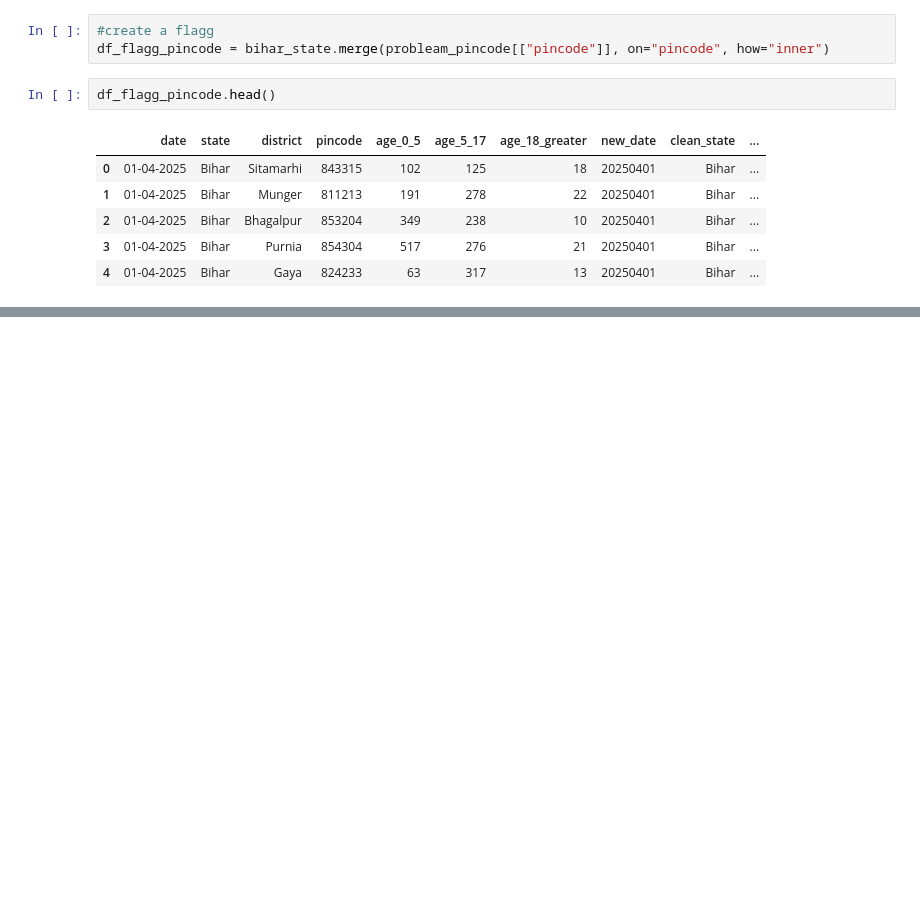
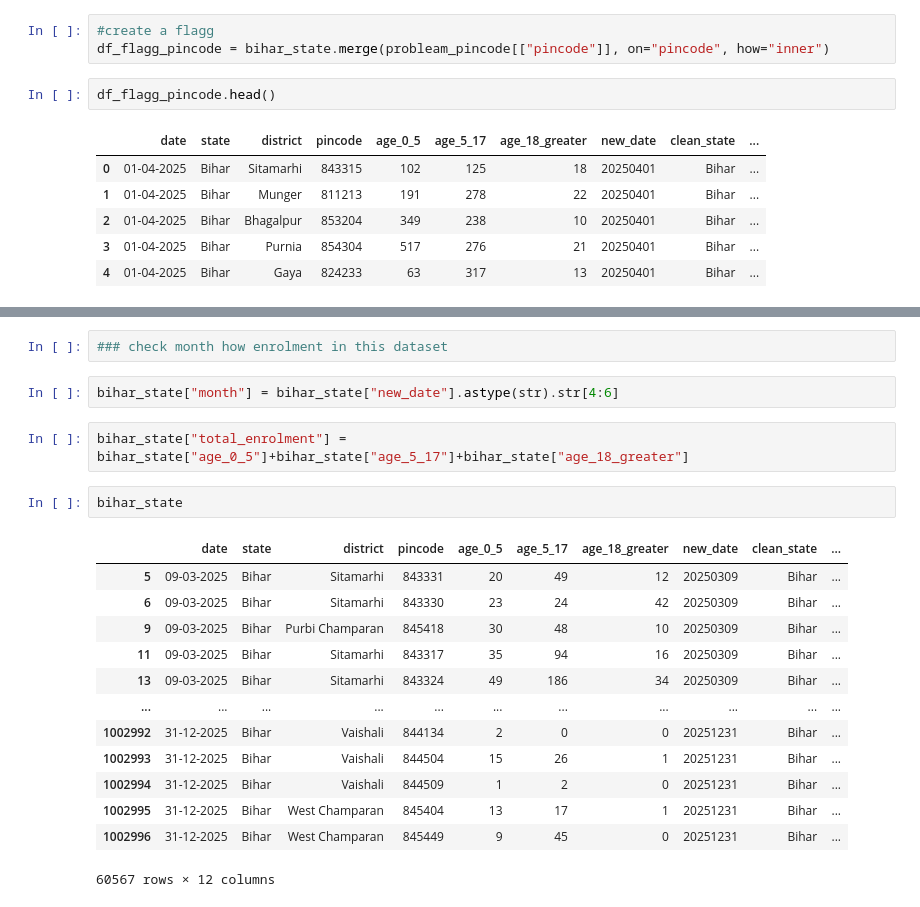
Before and after one commit to ytsubhadip/UIDAI_5916, a Jupyter notebook: Enrolment_data_nootbook.ipynb, the cells around one changed output, grey strips where cells are left out. Saved outputs shown, nothing was run; the diff lists cells and outputs as text; blank space fills up the shorter version.

```diff
--- a/Enrolment_data_nootbook.ipynb
+++ b/Enrolment_data_nootbook.ipynb
@@ -651,0 +690,22 @@ df_flagg_pincode.head()
+# %%
+### check month how enrolment in this dataset
+# %%
+bihar_state["month"] = bihar_state["new_date"].astype(str).str[4:6]
+# %%
+bihar_state["total_enrolment"] = bihar_state["age_0_5"]+bihar_state["age_5_17"]+bihar_state["age_18_greater"]
+# %%
+bihar_state
+# %% [output]
+|  | date | state | district | pincode | age_0_5 | age_5_17 | age_18_greater | new_date | clean_state | ... |
+| 5 | 09-03-2025 | Bihar | Sitamarhi | 843331 | 20 | 49 | 12 | 20250309 | Bihar | ... |
+| 6 | 09-03-2025 | Bihar | Sitamarhi | 843330 | 23 | 24 | 42 | 20250309 | Bihar | ... |
+| 9 | 09-03-2025 | Bihar | Purbi Champaran | 845418 | 30 | 48 | 10 | 20250309 | Bihar | ... |
+| 11 | 09-03-2025 | Bihar | Sitamarhi | 843317 | 35 | 94 | 16 | 20250309 | Bihar | ... |
+| 13 | 09-03-2025 | Bihar | Sitamarhi | 843324 | 49 | 186 | 34 | 20250309 | Bihar | ... |
+| ... | ... | ... | ... | ... | ... | ... | ... | ... | ... | ... |
+| 1002992 | 31-12-2025 | Bihar | Vaishali | 844134 | 2 | 0 | 0 | 20251231 | Bihar | ... |
+| 1002993 | 31-12-2025 | Bihar | Vaishali | 844504 | 15 | 26 | 1 | 20251231 | Bihar | ... |
+| 1002994 | 31-12-2025 | Bihar | Vaishali | 844509 | 1 | 2 | 0 | 20251231 | Bihar | ... |
+| 1002995 | 31-12-2025 | Bihar | West Champaran | 845404 | 13 | 17 | 1 | 20251231 | Bihar | ... |
+| 1002996 | 31-12-2025 | Bihar | West Champaran | 845449 | 9 | 45 | 0 | 20251231 | Bihar | ... |
+60567 rows × 12 columns
```
Also changed, not shown: parts of 16 cells of this notebook.
